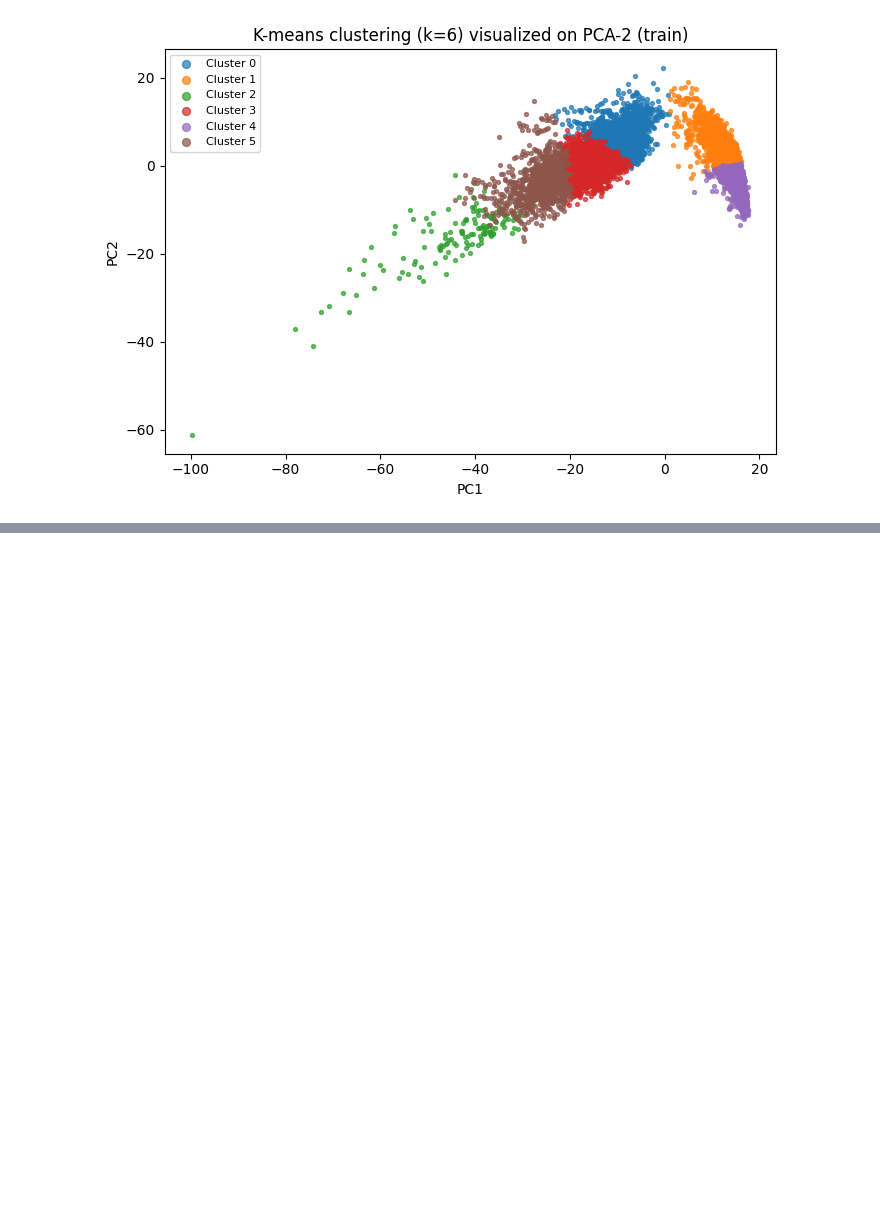
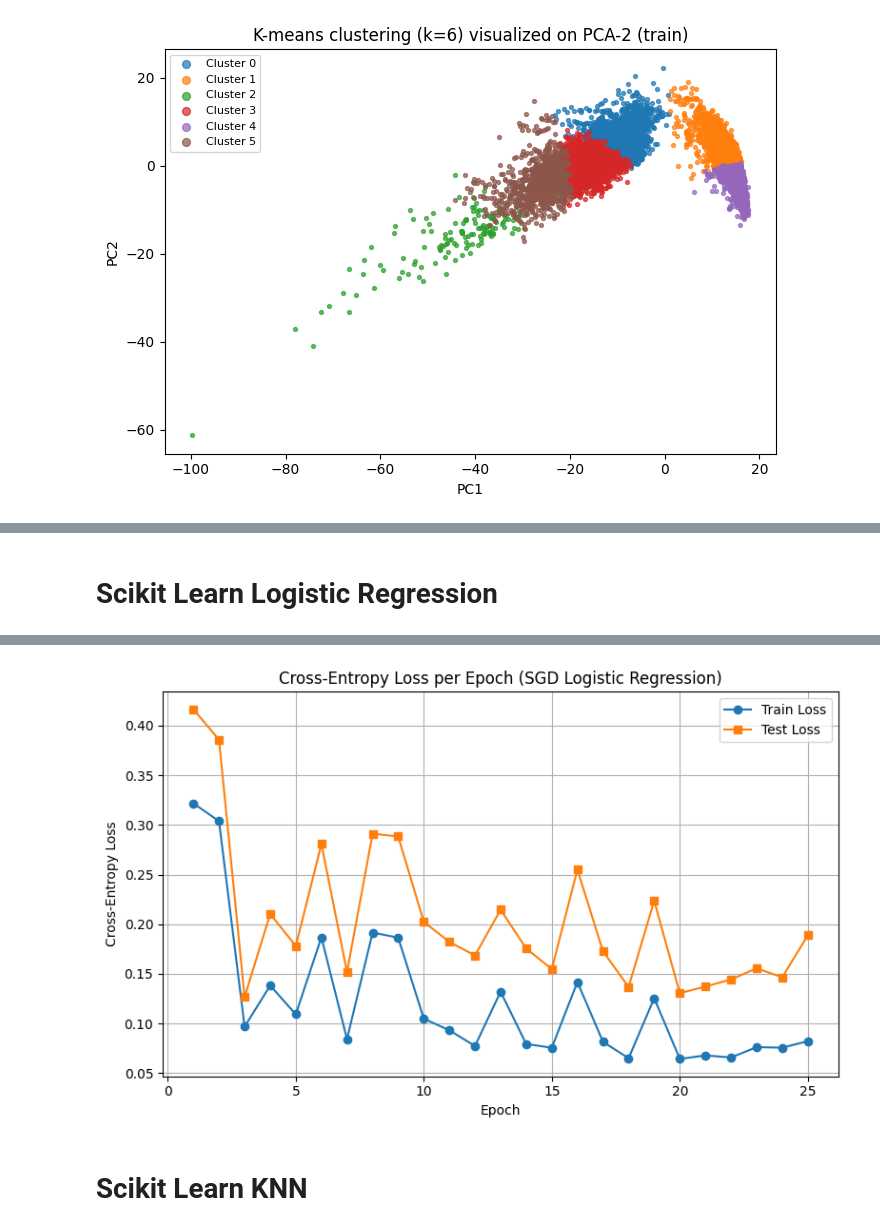
Before and after one commit to tasosger/ml_assignment, a Jupyter notebook: ml_assignment.ipynb, the cells around one changed output, grey strips where cells are left out. Drawn from its saved outputs; the diff is of its cells as text; code cells hidden in the pictures; blank space fills up the shorter version.

```diff
--- a/ml_assignment.ipynb
+++ b/ml_assignment.ipynb
@@ -825,0 +901,12 @@ Explained variance (PC1+PC2): 0.570
+# %%
+from sklearn.linear_model import RidgeClassifier
+from sklearn.metrics import accuracy_score, classification_report
+
+lam = 1e-2
+
+clf = RidgeClassifier(alpha=lam, fit_intercept=True)  # intercept = bias
+clf.fit(X_train, y_train)
+y_pred = clf.predict(X_test)
+
+print("Test Accuracy:", accuracy_score(y_test, y_pred))
+print(classification_report(y_test, y_pred))
@@ -825,0 +927,65 @@ Explained variance (PC1+PC2): 0.570
+# %% [markdown]
+# Scikit Learn Logistic Regression
+# %%
+from sklearn.linear_model import SGDClassifier
+from sklearn.metrics import accuracy_score, classification_report, log_loss
+
+
+# Your hyperparams
+lr = 0.05
+epochs = 25
+lam = 1e-4
+seed = 42
+
+classes = np.unique(y_train)
+
+sgd = SGDClassifier(
+    loss="log_loss",        # logistic regression
+    penalty="l2",
+    alpha=lam,              # L2 strength (note: scaling differs slightly vs your exact formula)
+    learning_rate="constant",
+    eta0=lr,
+    fit_intercept=True,
+    random_state=seed,
+    average=False
+)
+
+train_loss_hist = []
+test_loss_hist = []
+
+for ep in range(epochs):
+    # one "epoch": train once over the whole training set
+    sgd.partial_fit(X_train, y_train, classes=classes)
+
+    # probabilities for log-loss
+    p_train = sgd.predict_proba(X_train)
+    p_test  = sgd.predict_proba(X_test)
+
+    train_loss = log_loss(y_train, p_train)
+    test_loss  = log_loss(y_test, p_test)
+
+    train_loss_hist.append(train_loss)
+    test_loss_hist.append(test_loss)
+
+# Evaluate like your custom
+y_pred = sgd.predict(X_test)
+acc = accuracy_score(y_test, y_pred)
+print("Test Accuracy:", acc)
+print("Last train loss:", train_loss_hist[-1])
+print("Last test loss:", test_loss_hist[-1])
+print("\nClassification Report:")
+print(classification_report(y_test, y_pred))
+
+# Plot losses
+plt.figure(figsize=(8, 5))
+ep_axis = range(1, epochs + 1)
+plt.plot(ep_axis, train_loss_hist, label="Train Loss", marker="o")
+plt.plot(ep_axis, test_loss_hist, label="Test Loss", marker="s")
+plt.xlabel("Epoch")
+plt.ylabel("Cross-Entropy Loss")
+plt.title("Cross-Entropy Loss per Epoch (SGD Logistic Regression)")
+plt.legend()
+plt.grid(True)
+plt.tight_layout()
+plt.show()
+# %% [output]
@@ -825,0 +1009,3 @@ Explained variance (PC1+PC2): 0.570
+[figure, added]
+# %% [markdown]
+# Scikit Learn KNN
```
Also changed, not shown: parts of 18 cells of this notebook.
